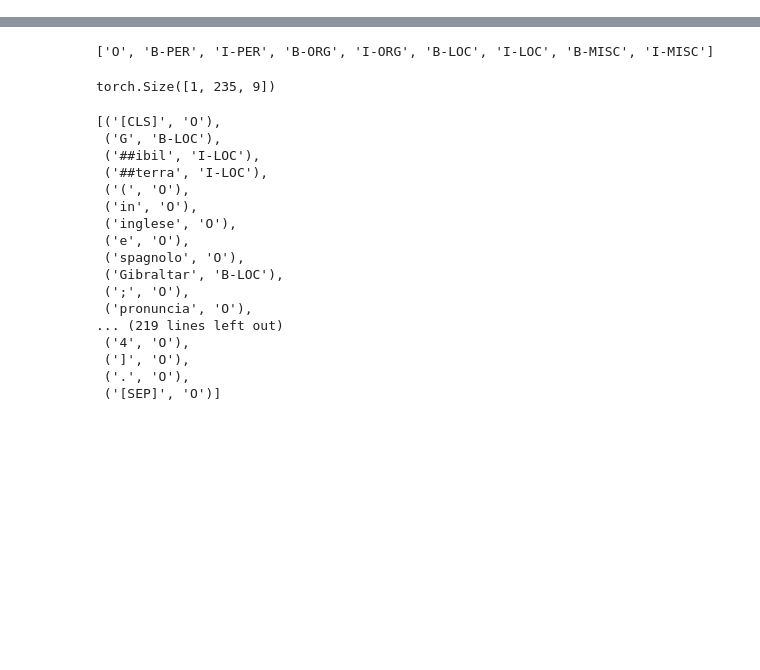
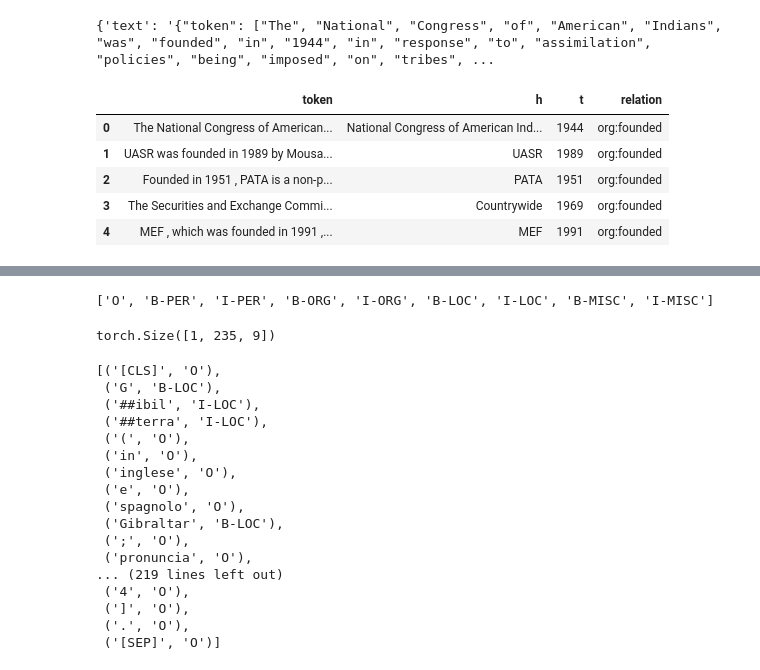
Before and after one commit to dave-shore/beer, a Jupyter notebook: initial_trials.ipynb, the cells around one changed output, grey strips where cells are left out. Drawn from its saved outputs; the diff is of its cells as text; code cells hidden in the pictures; blank space fills up the shorter version.

```diff
--- a/initial_trials.ipynb
+++ b/initial_trials.ipynb
@@ -5,3 +10,18 @@ from transformers import AutoModelForTokenClassification, AutoTokenizer
+# %%
+data = load_dataset("xiaobendanyn/tacred", split = "test")
+data[0]
+# %% [output]
+{'text': '{"token": ["The", "National", "Congress", "of", "American", "Indians", "was", "founded", "in", "1944", "in", "response", "to", "assimilation", "policies", "being", "imposed", "on", "tribes", ...
+# %%
+df = pd.DataFrame([json.loads(d['text']) for d in data]).map(lambda x: x['name'] if isinstance(x, dict) else " ".join(x) if isinstance(x, list) else x)
+df.head()
+# %% [output]
+|  | token | h | t | relation |
+| 0 | The National Congress of American... | National Congress of American Ind... | 1944 | org:founded |
+| 1 | UASR was founded in 1989 by Mousa... | UASR | 1989 | org:founded |
+| 2 | Founded in 1951 , PATA is a non-p... | PATA | 1951 | org:founded |
+| 3 | The Securities and Exchange Commi... | Countrywide | 1969 | org:founded |
+| 4 | MEF , which was founded in 1991 ,... | MEF | 1991 | org:founded |
 # %%
 model_name = "Babelscape/wikineural-multilingual-ner"
 tokenizer = AutoTokenizer.from_pretrained(model_name)
```
Also changed, not shown: parts of 13 cells of this notebook, 4 other files.
